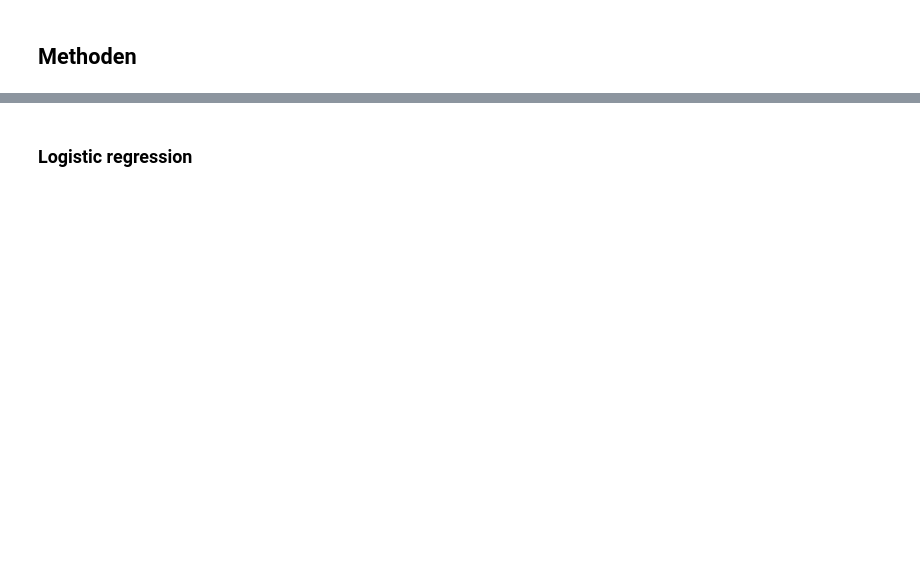
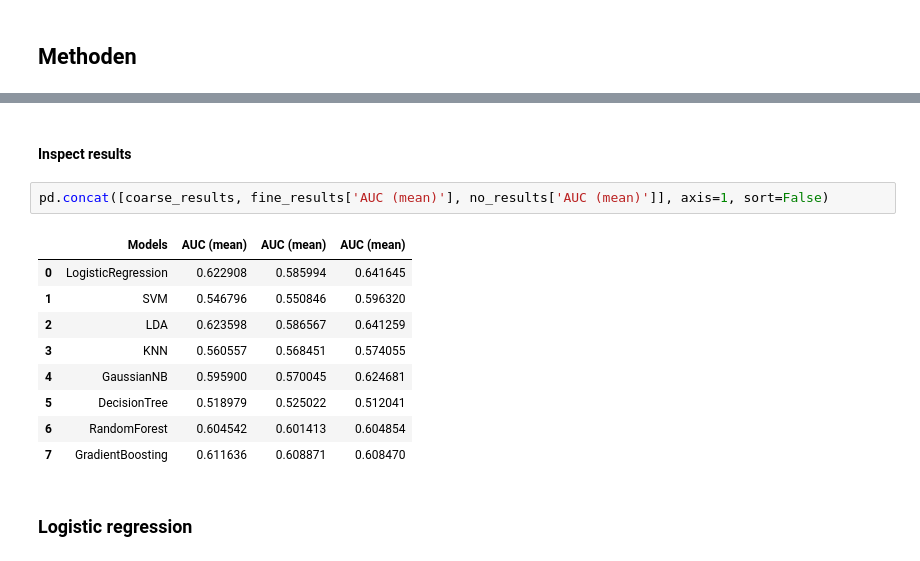
Before and after one commit to CS-433/cs-433-project-2-cough_classifier, a Jupyter notebook: src/notebooks/Models_+_Feature_Engineering_with_expert_features.ipynb, the cells around one changed output, grey strips where cells are left out. Cells and saved outputs as stored; diff of their text form; blank space fills up the shorter version.

```diff
--- a/src/notebooks/Models_+_Feature_Engineering_with_expert_features.ipynb
+++ b/src/notebooks/Models_+_Feature_Engineering_with_expert_features.ipynb
@@ -195,3 +191,17 @@ fine_data = fine_data[cc]
+# %% [markdown]
+#### Inspect results
+# %%
+pd.concat([coarse_results, fine_results['AUC (mean)'], no_results['AUC (mean)']], axis=1, sort=False)
+# %% [output]
+|  | Models | AUC (mean) | AUC (mean) | AUC (mean) |
+| 0 | LogisticRegression | 0.622908 | 0.585994 | 0.641645 |
+| 1 | SVM | 0.546796 | 0.550846 | 0.596320 |
+| 2 | LDA | 0.623598 | 0.586567 | 0.641259 |
+| 3 | KNN | 0.560557 | 0.568451 | 0.574055 |
+| 4 | GaussianNB | 0.595900 | 0.570045 | 0.624681 |
+| 5 | DecisionTree | 0.518979 | 0.525022 | 0.512041 |
+| 6 | RandomForest | 0.604542 | 0.601413 | 0.604854 |
+| 7 | GradientBoosting | 0.611636 | 0.608871 | 0.608470 |
 # %% [markdown]
 ### Logistic regression
 # %%
```
Also changed, not shown: parts of 12 cells of this notebook, 3 other files.
